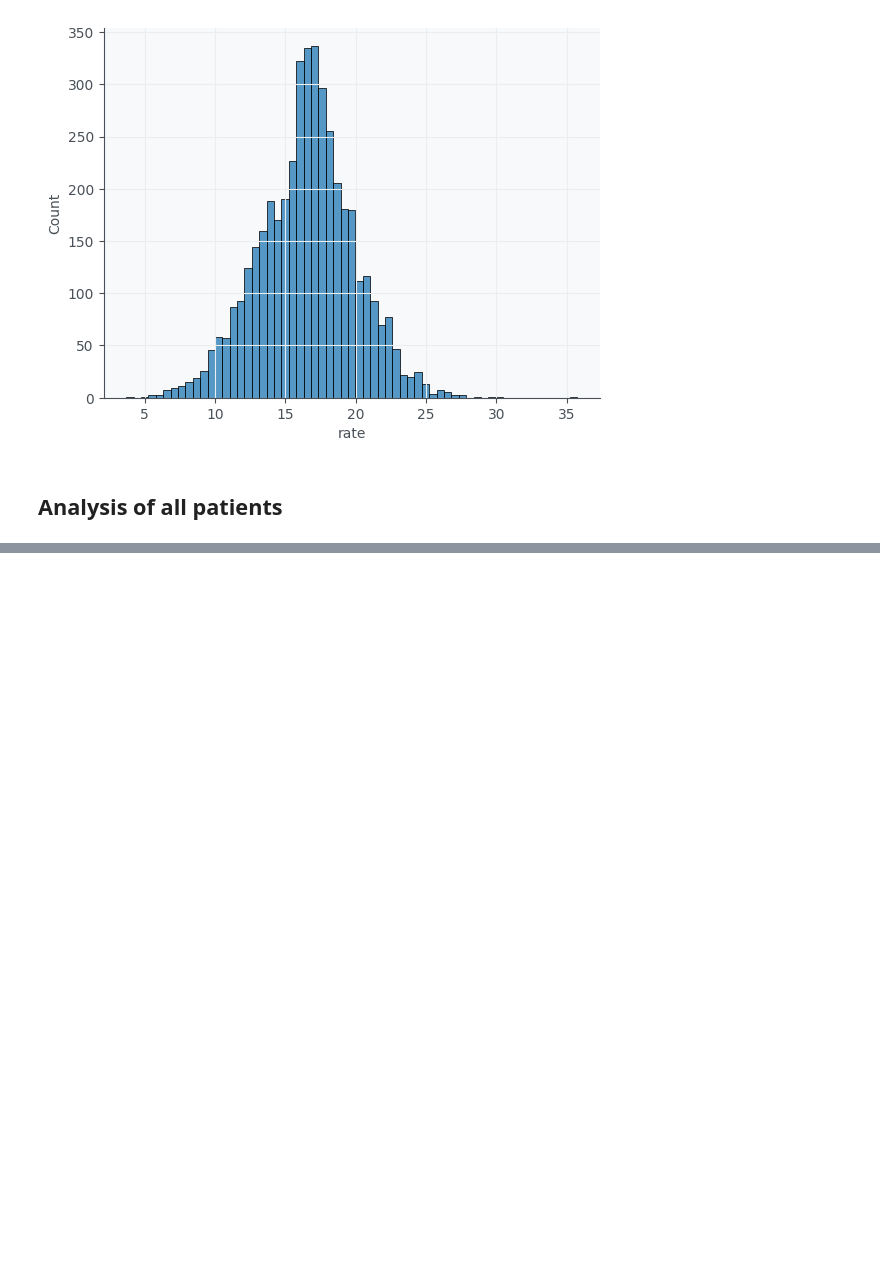
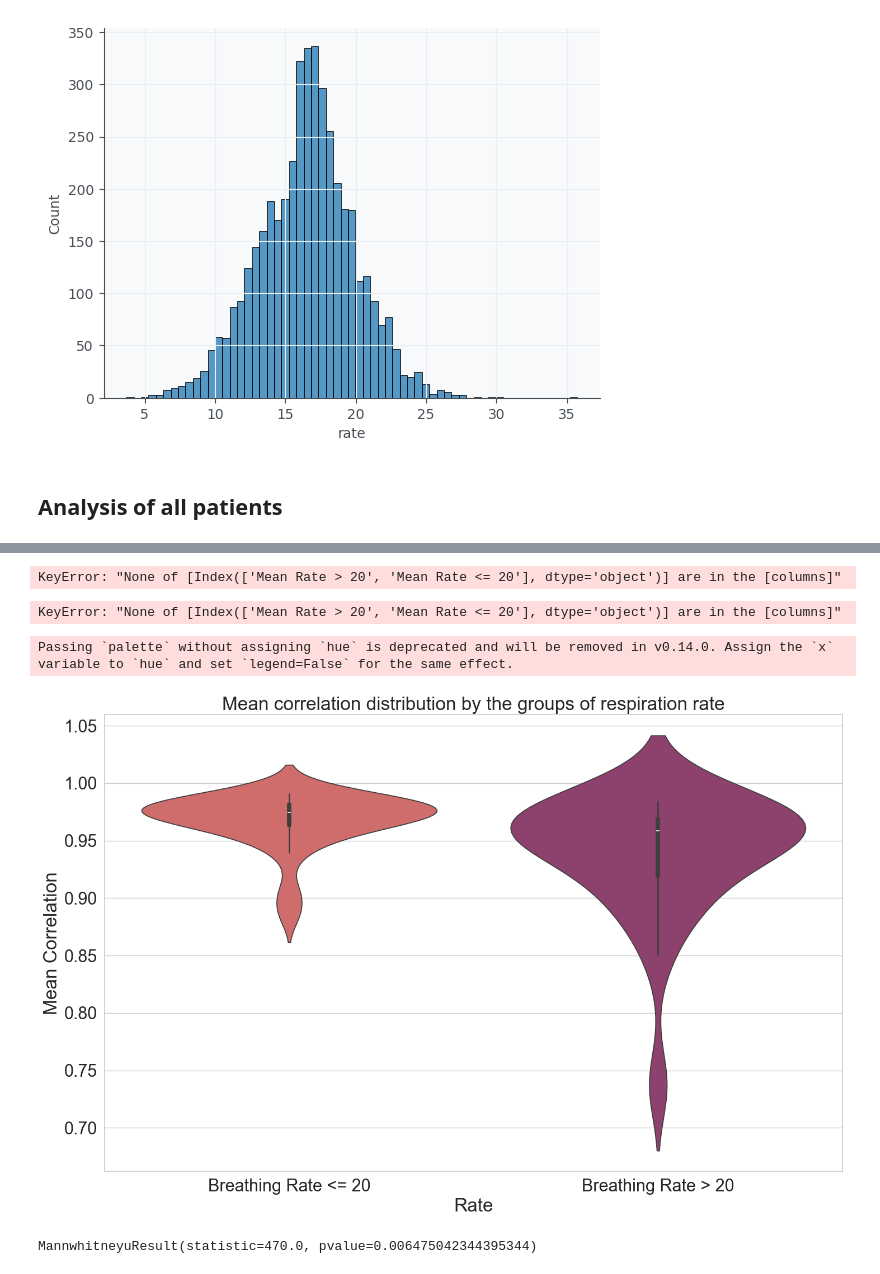
Before and after one commit to MarianaAbreu/preepiseizures, a Jupyter notebook: sudep_analysis/ae_io_correlation_analysis.ipynb, the cells around one changed output, grey strips where cells are left out. Cells and saved outputs as stored; diff of their text form; code cells hidden in the pictures; blank space fills up the shorter version.

```diff
--- a/sudep_analysis/ae_io_correlation_analysis.ipynb
+++ b/sudep_analysis/ae_io_correlation_analysis.ipynb
@@ -107,0 +118,3 @@ KeyboardInterrupt:
+# %%
+small_patients = corr_all.loc[corr_all['len_train'] < 2]['patient'].unique()
+small_patients
@@ -107,0 +124,20 @@ KeyboardInterrupt:
+# %%
+corr_all_rate = pd.DataFrame()
+means = pd.DataFrame()
+patients = [file.split('_')[0] for file in os.listdir('data/autoencoders_epilepsy/') if file.endswith('corr_points_1s.parquet')]
+for patient in sorted(patients):
+    if patient in small_patients:
+        continue
+    if patient in ['DDEX', 'QDST', 'WOSQ']:
+        continue
+    patient_info = Patient.patient_class(patient)
+    corr_data = pd.read_parquet(os.path.join('data/autoencoders_epilepsy', patient + '_corr_points_1s_resp_rate.parquet'))
+    corr_data['patient'] = patient
+    corr_data['resp_level'] = (corr_data['rate'] <= 20).astype(int)
+    means = pd.concat([means, pd.DataFrame({'patient': patient, 'Mean':corr_data['corr'].mean(),
+                                            'Rate': corr_data['rate'].median(),
+                                            'Breathing Rate <= 20': corr_data.loc[corr_data['resp_level']==1]['corr'].mean(),
+                                            'SD Rate <= 20': corr_data.loc[corr_data['resp_level']==1]['corr'].std(),
+                                            'Breathing Rate > 20': corr_data.loc[corr_data['resp_level']==0]['corr'].mean(),
+                                            'SD Rate > 20': corr_data.loc[corr_data['resp_level']==0]['corr'].std()}, index=[0])], ignore_index=True)
+    corr_all_rate = pd.concat([corr_all_rate, corr_data], ignore_index=True)
@@ -107,0 +168,3 @@ KeyboardInterrupt:
+# %%
+mean_violin = pd.melt(means, id_vars='patient', value_vars=['Breathing Rate <= 20', 'Breathing Rate > 20'], var_name='Rate', value_name='Mean Correlation')
+mean_violin
@@ -107,0 +189,24 @@ KeyboardInterrupt:
+# %%
+means[['Mean Rate > 20', 'Mean Rate <= 20']].mean()
+# %% [output]
+KeyError: "None of [Index(['Mean Rate > 20', 'Mean Rate <= 20'], dtype='object')] are in the [columns]"
+# %%
+means[['Mean Rate > 20', 'Mean Rate <= 20']].std()
+# %% [output]
+KeyError: "None of [Index(['Mean Rate > 20', 'Mean Rate <= 20'], dtype='object')] are in the [columns]"
+# %%
+plt.figure(figsize=(15, 10))
+sns.set(style='whitegrid', font_scale=2)
+sns.violinplot(data=mean_violin, x='Rate', y='Mean Correlation', palette='flare')
+plt.title('Mean correlation distribution by the groups of respiration rate')
+plt.tight_layout()
+plt.savefig('data/figures/mean_corr_violin_new.pdf', dpi=300)
+plt.show()
+# %% [output]
+Passing `palette` without assigning `hue` is deprecated and will be removed in v0.14.0. Assign the `x` variable to `hue` and set `legend=False` for the same effect.
+[figure, added]
+# %%
+scipy.stats.mannwhitneyu(mean_violin['Mean Correlation'].loc[mean_violin['Rate'] == 'Mean Rate <= 20'].dropna(),
+                            mean_violin['Mean Correlation'].loc[mean_violin['Rate'] == 'Mean Rate > 20'].dropna())
+# %% [output]
+MannwhitneyuResult(statistic=470.0, pvalue=0.006475042344395344)
```
Also changed, not shown: parts of 39 cells of this notebook.
